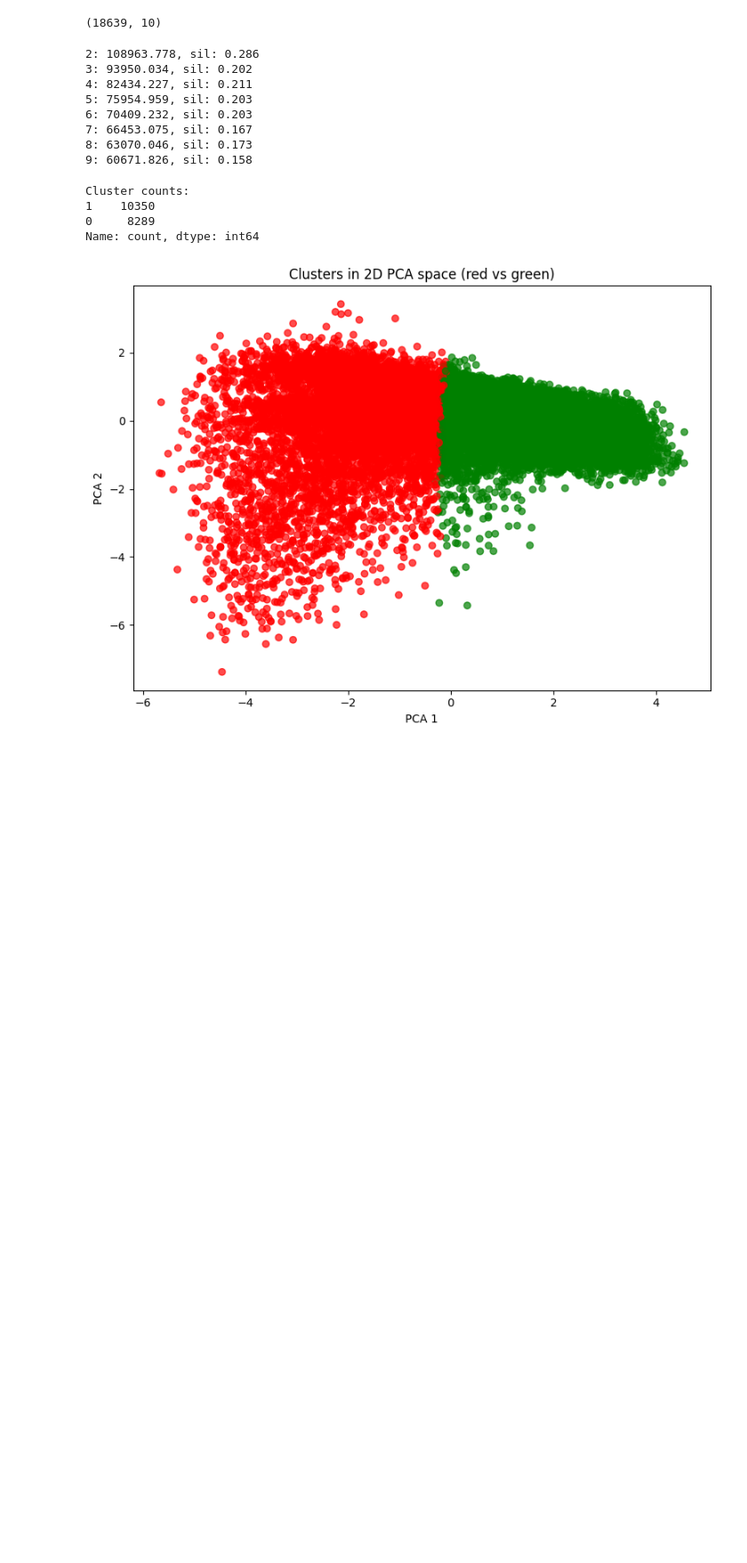
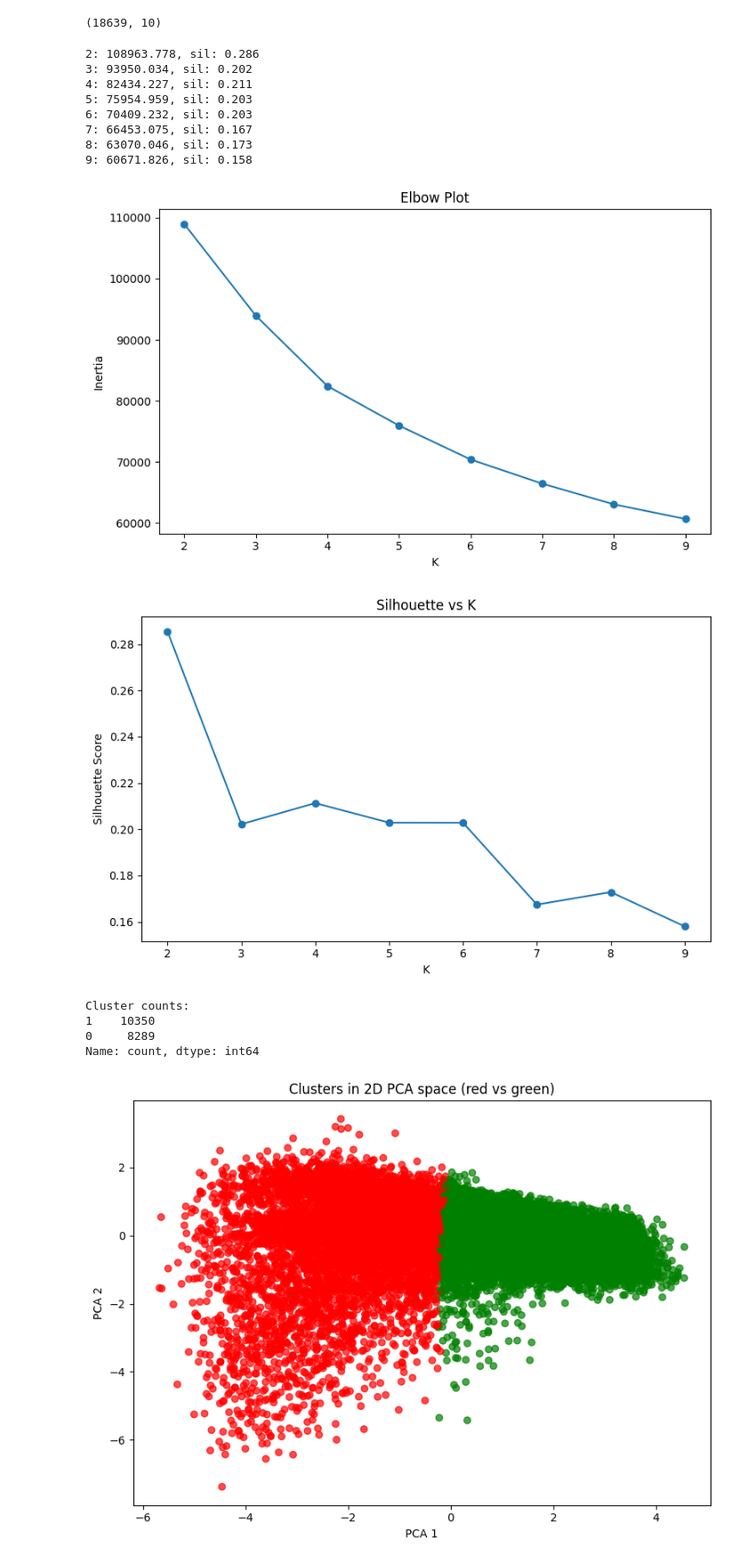
Before and after one commit to Ziad-0Waleed/Data-Mining-Project, a Jupyter notebook: Data Mining Project.ipynb, the cells around one changed output. Shown at 89% size. Drawn from its saved outputs; the diff is of its cells as text; code cells hidden in the pictures; blank space fills up the shorter version.

```diff
--- a/Data Mining Project.ipynb
+++ b/Data Mining Project.ipynb
@@ -162,6 +201,27 @@ print()
 7: 66453.075, sil: 0.167
 8: 63070.046, sil: 0.173
 9: 60671.826, sil: 0.158
+# %%
+plt.figure(figsize=(8,5))
+plt.plot(list(Ks), inertias, marker='o')
+plt.xlabel("K")
+plt.ylabel("Inertia")
+plt.title("Elbow Plot")
+plt.tight_layout()
+plt.savefig(FIG_DIR / "kmeans_elbow.png", dpi=150)
+plt.show()
+
+plt.figure(figsize=(8,5))
+plt.plot(list(Ks), sil_scores, marker='o')
+plt.xlabel("K")
+plt.ylabel("Silhouette Score")
+plt.title("Silhouette vs K")
+plt.tight_layout()
+plt.savefig(FIG_DIR / "kmeans_silhouette.png", dpi=150)
+plt.show()
+# %% [output]
+[figure, added]
+[figure, added]
 # %%
 best_k = 2
 # %%
```
Also changed, not shown: parts of 19 cells of this notebook, 12 other files.
